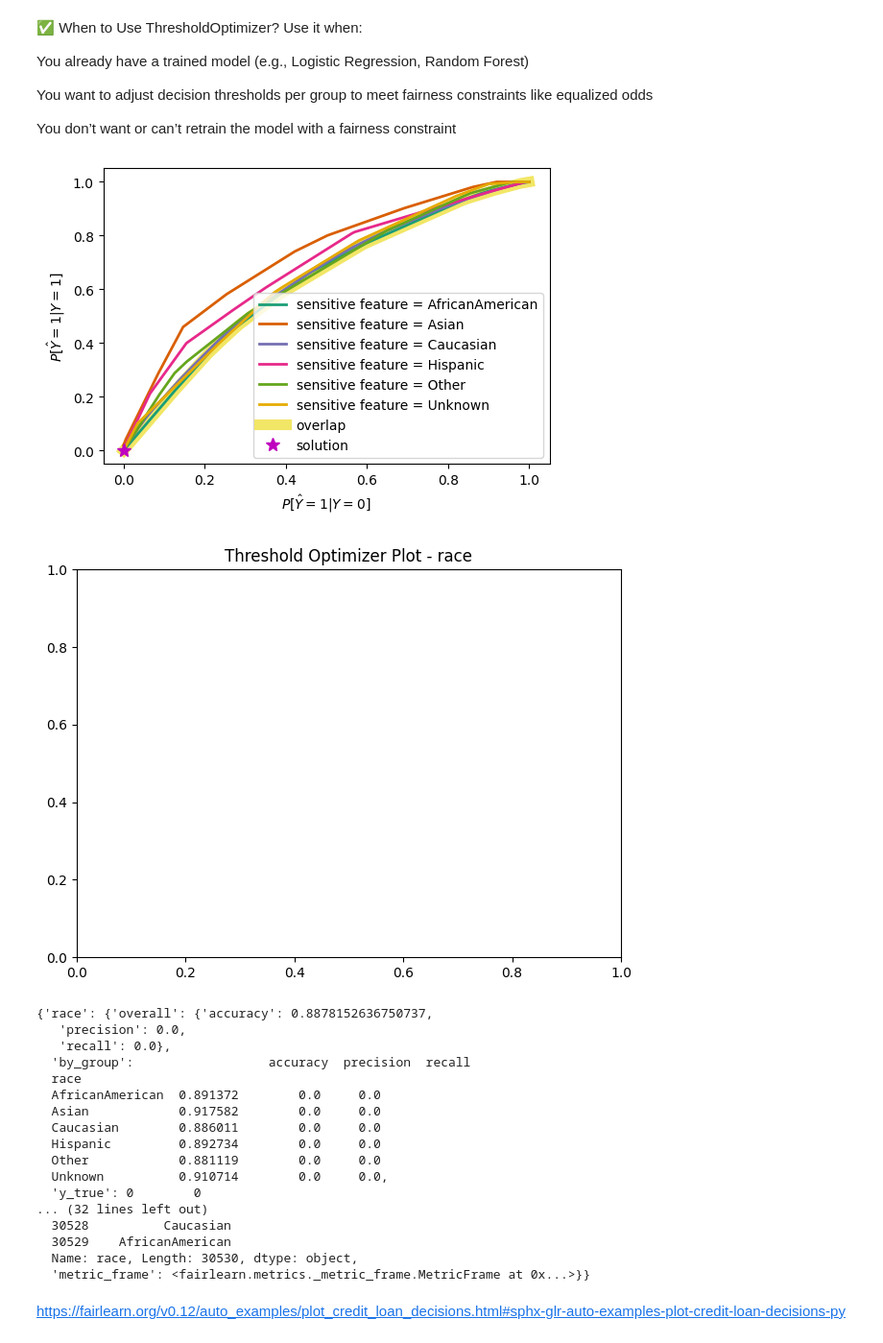
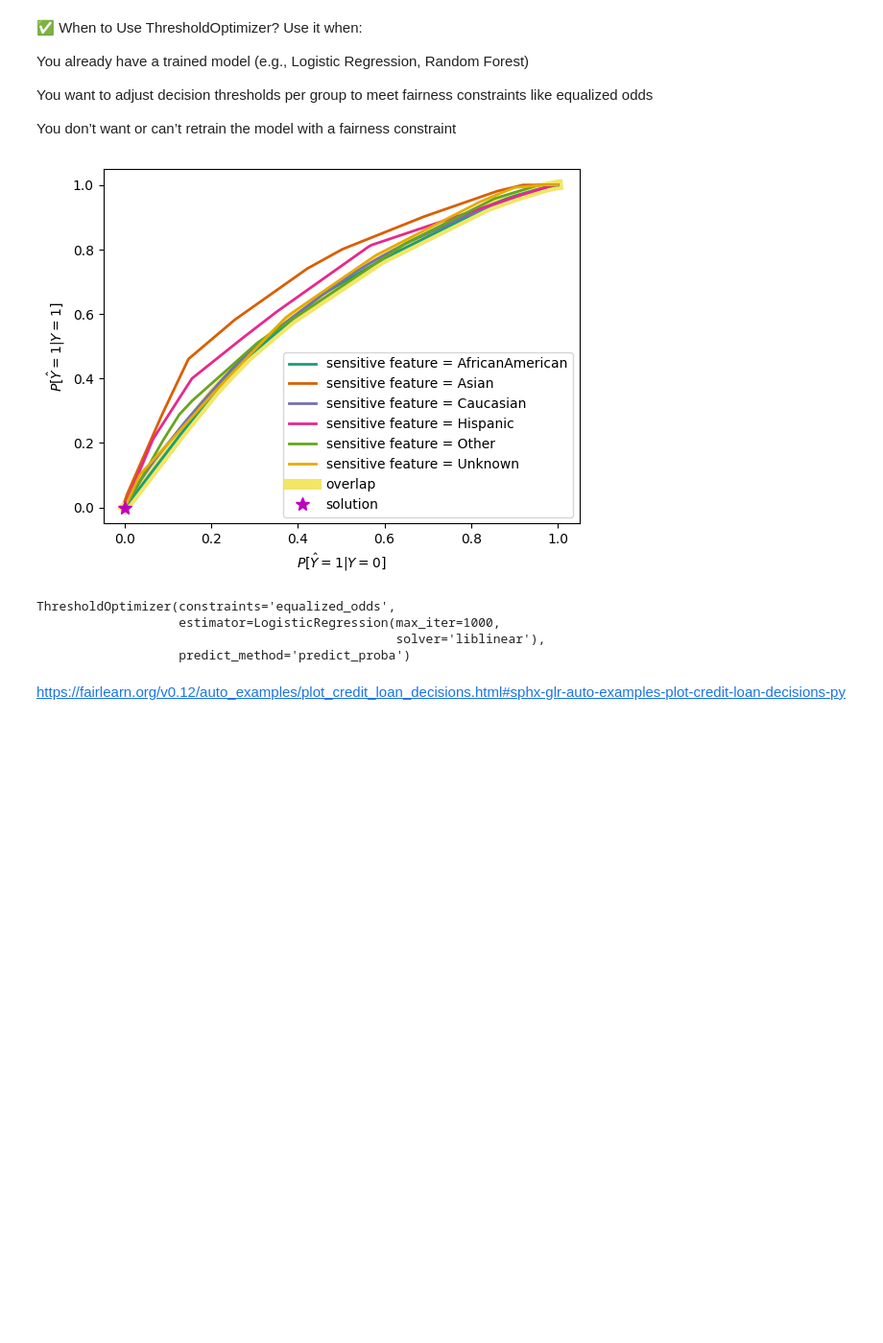
Before and after one commit to lidv94/bias-fairness, a Jupyter notebook: dev_fairlearn.ipynb, the cells around one changed output. Shown at 96% size. Saved outputs shown, nothing was run; the diff lists cells and outputs as text; code cells hidden in the pictures; blank space fills up the shorter version.

Commit message:
add ThresholdOptimizer

```diff
--- a/dev_fairlearn.ipynb
+++ b/dev_fairlearn.ipynb
@@ -1478,15 +1478,6 @@ def mitigate_fairness_disparity_postprocessing(
     if model is None:
         model = LogisticRegression(max_iter=1000, solver="liblinear")
 
-    if metrics is None:
-        metrics = {
-            "accuracy": accuracy_score,
-            "precision": precision_score,
-            "recall": recall_score,
-        }
-
-    results = {}
-
     for protected_col in X_protected.columns:
         A = X_protected[protected_col]
 
@@ -1505,55 +1496,27 @@ def mitigate_fairness_disparity_postprocessing(
             predict_method="predict_proba"
         )
         postproc.fit(X_train, y_train, sensitive_features=A_train)
+        plot_threshold_optimizer(postproc,
+                                # x_axis_metric="accuracy", # ใช้ไม่ได้จนกว่าจะอัพเป็น fairlearn v.13
+                                # y_axis_metric="selection_rate"
+                                )
 
-        y_pred = postproc.predict(X_test, sensitive_features=A_test)
-
-        # MetricFrame evaluation
-        mf = MetricFrame(metrics=metrics, y_true=y_test, y_pred=y_pred, sensitive_features=A_test)
-
-        results[protected_col] = {
-            "overall": mf.overall.to_dict(),
-            "by_group": mf.by_group,
-            "y_true": y_test.reset_index(drop=True),
-            "y_pred": pd.Series(y_pred).reset_index(drop=True),
-            "protected": A_test.reset_index(drop=True)
-        }
-
-        if return_frame:
-            results[protected_col]["metric_frame"] = mf
-
-        plt.figure(figsize=(6, 4))
-        plot_threshold_optimizer(postproc)
-        plt.title(f"Threshold Optimizer Plot - {protected_col}")
-        plt.tight_layout()
-        plt.show()
-
-    return results
+        return postproc
 # %%
 mitigate_fairness_disparity_postprocessing(
     X_ohe = X_ohe,
     y = y,
-    X_protected = X_protected)
+    X_protected = X_protected,
+    model = None,
+    constraint = "equalized_odds",
+    objective= "accuracy_score",
+)
 # %% [output]
-[figure, old version]
+[figure, new version]
-[figure, removed]
-{'race': {'overall': {'accuracy': 0.8878152636750737,
-   'precision': 0.0,
-   'recall': 0.0},
-  'by_group':                  accuracy  precision  recall
-  race
-  AfricanAmerican  0.891372        0.0     0.0
-  Asian            0.917582        0.0     0.0
-  Caucasian        0.886011        0.0     0.0
-  Hispanic         0.892734        0.0     0.0
-  Other            0.881119        0.0     0.0
-  Unknown          0.910714        0.0     0.0,
-  'y_true': 0        0
-... (32 lines left out)
-  30528          Caucasian
-  30529    AfricanAmerican
-  Name: race, Length: 30530, dtype: object,
-  'metric_frame': <fairlearn.metrics._metric_frame.MetricFrame at 0x...>}}
+ThresholdOptimizer(constraints='equalized_odds',
+                   estimator=LogisticRegression(max_iter=1000,
+                                                solver='liblinear'),
+                   predict_method='predict_proba')
 # %% [markdown]
 https://fairlearn.org/v0.12/auto_examples/plot_credit_loan_decisions.html#sphx-glr-auto-examples-plot-credit-loan-decisions-py
 # %% [markdown]
```
Also changed, not shown: parts of 5 cells of this notebook.
